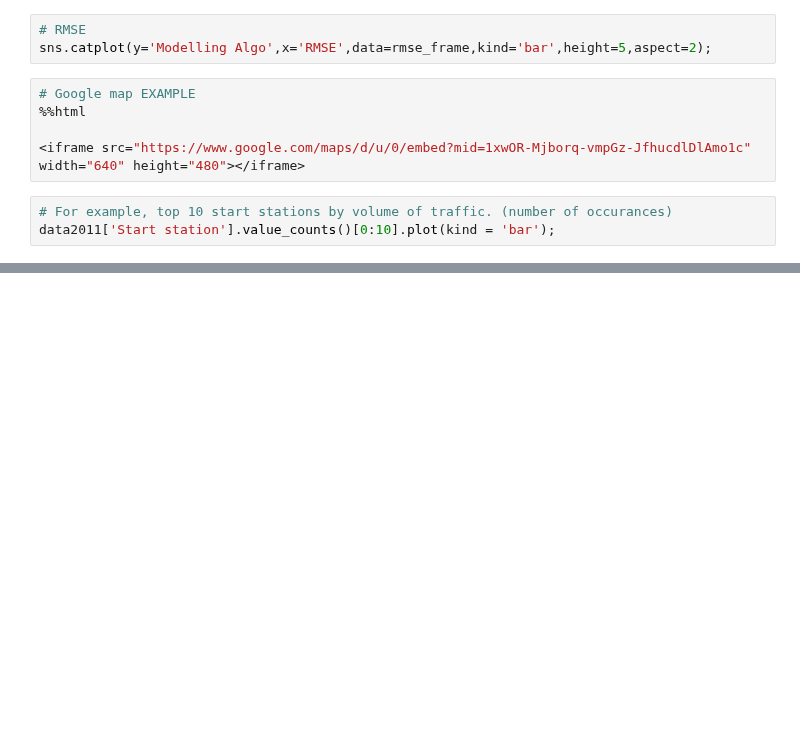
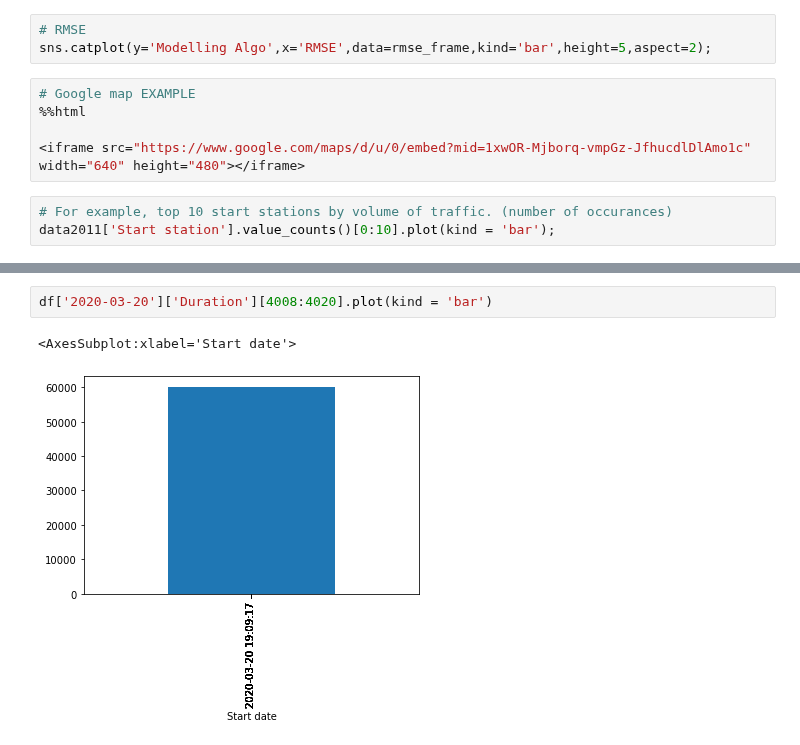
Before and after one commit to shekharbiswas/antelope, a Jupyter notebook: bikesharing.ipynb, the cells around one changed output, grey strips where cells are left out. Drawn from its saved outputs; the diff is of its cells as text; blank space fills up the shorter version.

```diff
--- a/bikesharing.ipynb
+++ b/bikesharing.ipynb
@@ -202,0 +315,5 @@ data2011['Start station'].value_counts()[0:10].plot(kind = 'bar');
+# %%
+df['2020-03-20']['Duration'][4008:4020].plot(kind = 'bar')
+# %% [output]
+<AxesSubplot:xlabel='Start date'>
+[figure, added]
```
Also changed, not shown: parts of 14 cells of this notebook, 1 other file.
